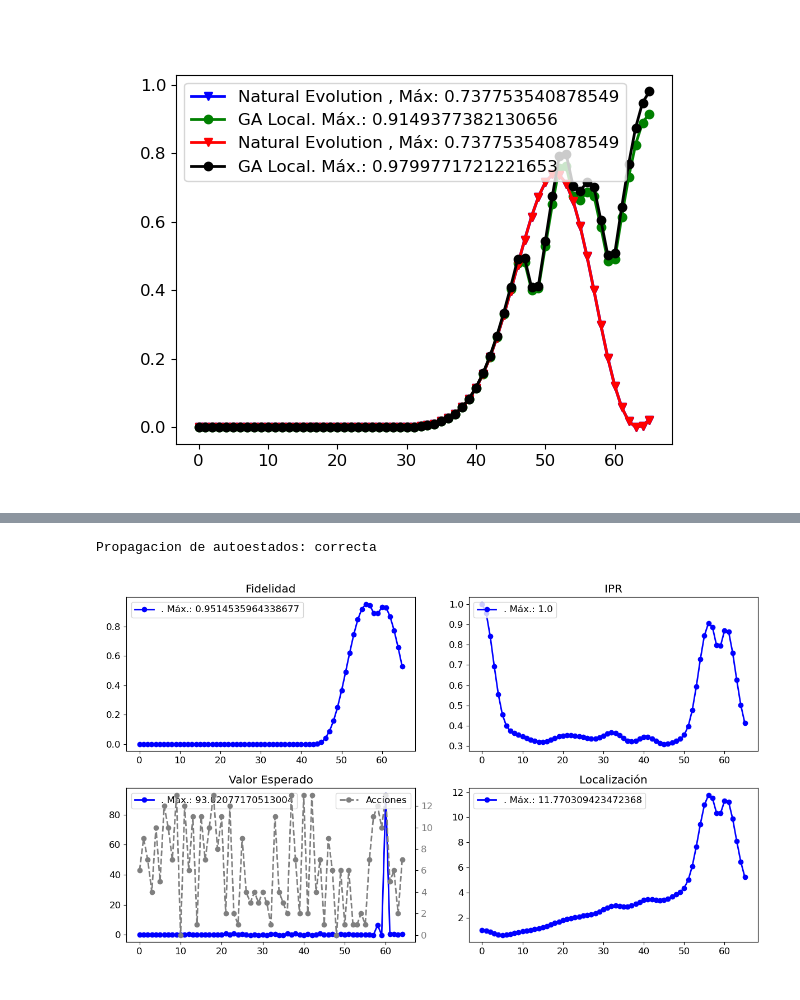
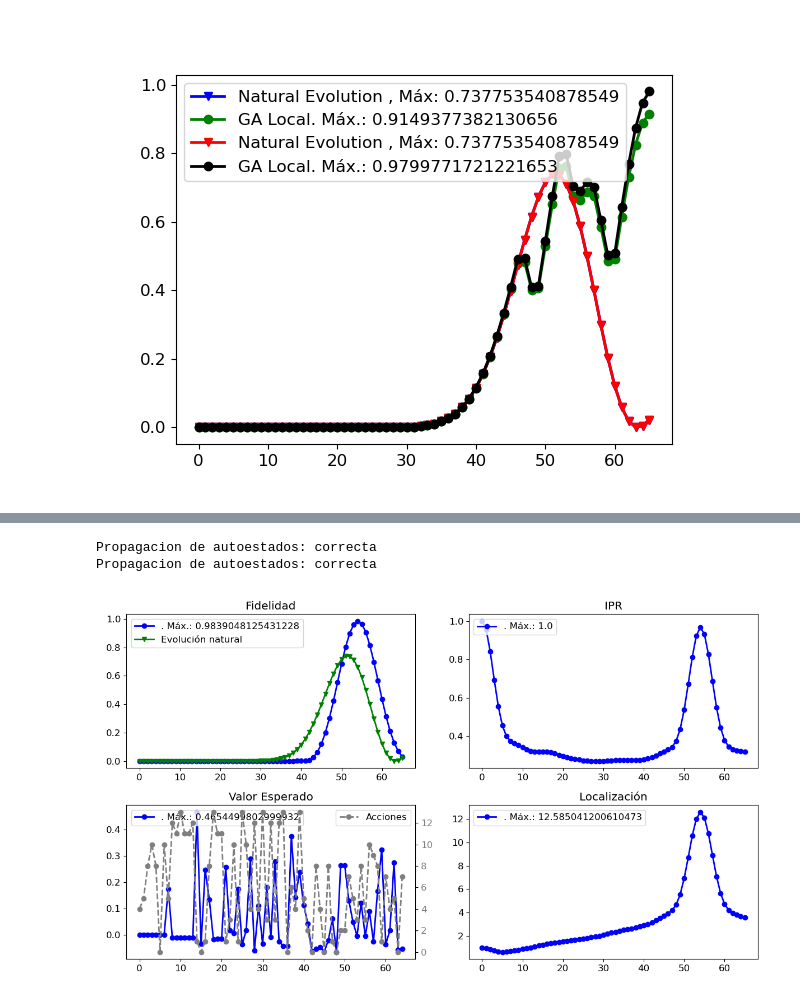
Before and after one commit to sofips/dynamic_analysis, a Jupyter notebook: evolution_comparisons.ipynb, the cells around one changed output, grey strips where cells are left out. Saved outputs shown, nothing was run; the diff lists cells and outputs as text; code cells hidden in the pictures.

```diff
--- a/evolution_comparisons.ipynb
+++ b/evolution_comparisons.ipynb
@@ -296,6 +296,8 @@ def plot_all_metrics(action_sequence, nh, dt=0.15, b=100, label='', actions='ori
     axs[0].plot(times, forced_evol, '-o', label=f"{label}. Máx.: {max(forced_evol)}")
     axs[0].set_title("Fidelidad")
     axs[0].legend(loc='upper left')
+
+
     if 0 in add_actions:
         plot_actions(axs[0])
 
@@ -337,6 +339,19 @@ def plot_all_metrics(action_sequence, nh, dt=0.15, b=100, label='', actions='ori
 
     if 3 in add_actions:
         plot_actions(axs[3])
+
+    if add_natural:
+        natural_evol = [state_fidelity(free_state)]
+
+        # generar propagadores
+        actions = action_selector('original',b,nh)
+        propagators = gen_props(actions, nh, b, dt)
+
+        for action in action_sequence:
+            free_state = calculate_next_state(free_state, 0, propagators)
+            natural_evol.append(state_fidelity(free_state))
+        axs[0].plot(times, natural_evol, '-v', label="Evolución natural")
+        axs[0].legend(loc='upper left')
     # Ajustar diseño
     plt.tight_layout()
     plt.show()
@@ -523,6 +545,7 @@ Propagacion de autoestados: correcta
 # %%
-plot_all_metrics(n13_ga_oaps_actions_acc[421][:],13,actions='oaps',add_natural=True,add_actions=[2])
+plot_all_metrics(n13_ga_oaps_actions_acc[481][:],13,actions='oaps',add_natural=True,add_actions=[2])
 # %% [output]
 Propagacion de autoestados: correcta
+Propagacion de autoestados: correcta
-[figure, old version]
+[figure, new version]
 # %%
```
Also changed, not shown: parts of 9 cells of this notebook.
